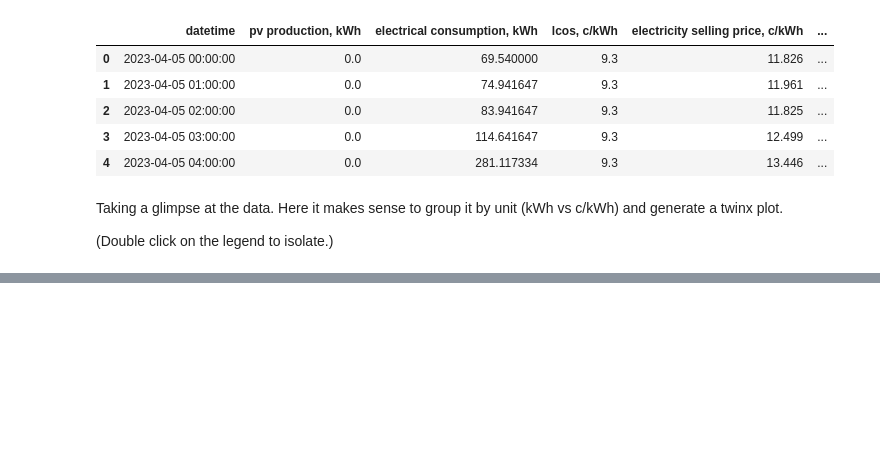
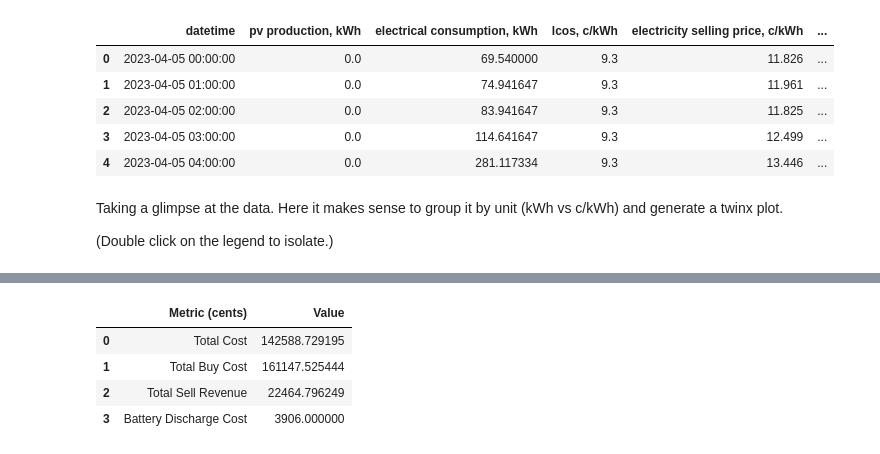
Before and after one commit to rayannott/energy-flow-opt, a Jupyter notebook: main.ipynb, the cells around one changed output, grey strips where cells are left out. Saved outputs shown, nothing was run; the diff lists cells and outputs as text; code cells hidden in the pictures; blank space fills up the shorter version.

```diff
--- a/main.ipynb
+++ b/main.ipynb
@@ -48,0 +51,2 @@ fig.show()
+# %%
+efo = EnergyFlowOptimization(df)
@@ -48,0 +75,9 @@ fig.show()
+# %%
+costs_table = efo.generate_costs_table()
+costs_table
+# %% [output]
+|  | Metric (cents) | Value |
+| 0 | Total Cost | 142588.729195 |
+| 1 | Total Buy Cost | 161147.525444 |
+| 2 | Total Sell Revenue | 22464.796249 |
+| 3 | Battery Discharge Cost | 3906.000000 |
```
Also changed, not shown: parts of 5 cells of this notebook, 2 other files.
